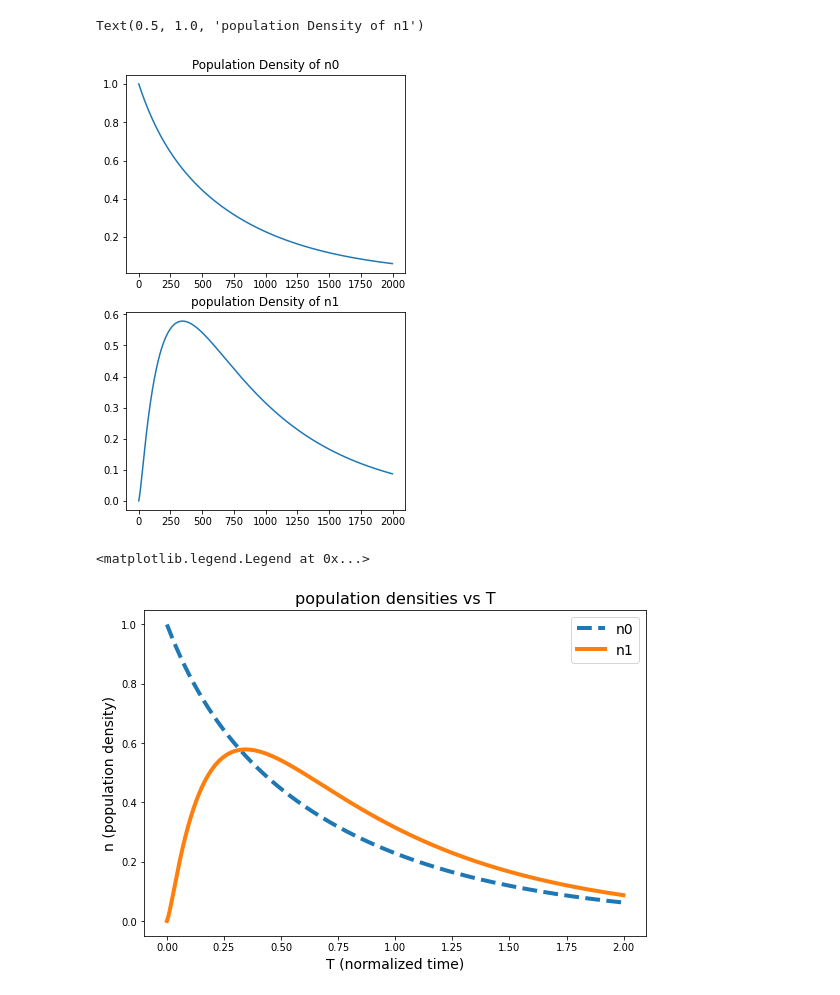
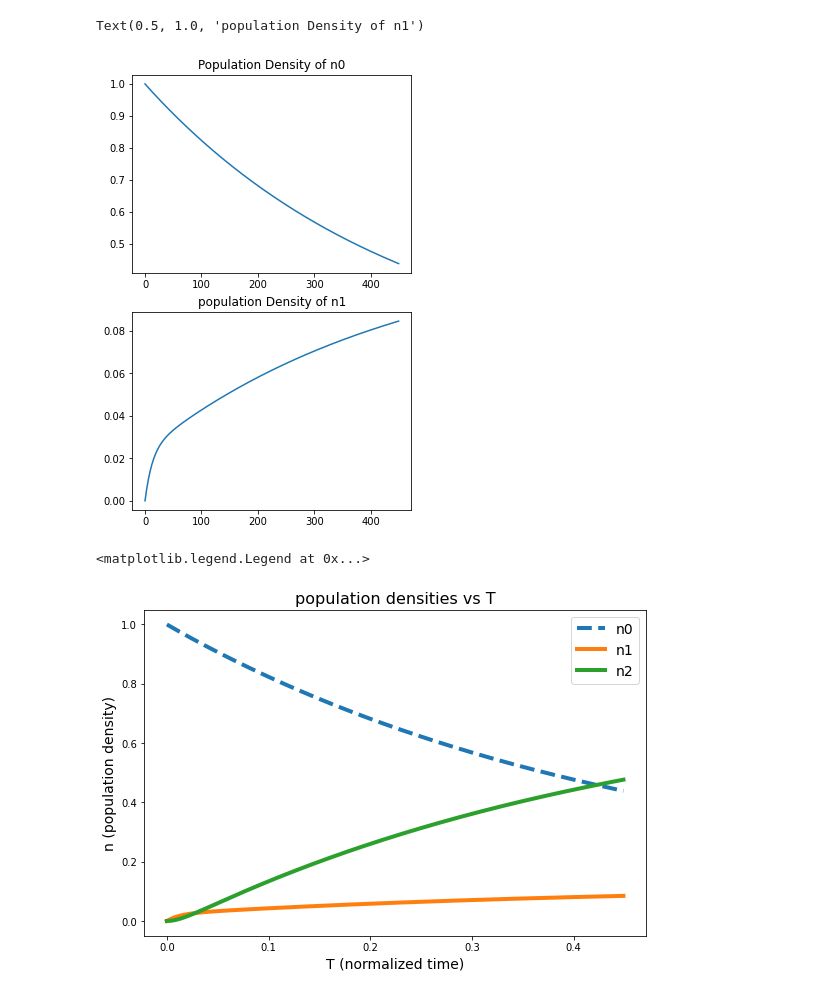
Before and after one commit to alifele/Bioinformatics, a Jupyter notebook: SA_Simulation.ipynb, the cells around one changed output. Cells and saved outputs as stored; diff of their text form; code cells hidden in the pictures.

```diff
--- a/SA_Simulation.ipynb
+++ b/SA_Simulation.ipynb
@@ -97,7 +97,7 @@ class SA:
 
   def iterate_n2(self):
     coeff = np.array([self.alpha*self.Phi, -self.T21])
-    var = np.array([self.n0, self.n2])
+    var = np.array([self.n1, self.n2])
     self.n2_temp = self.Euler_solver(coeff, var, self.dT, self.n2)
 
 
@@ -117,8 +117,8 @@ def f(t):
 initial_values = {
   "alpha" : 32,
   "beta" : 0.1,
-  "T10" : 0.5, #?
-  "T21" : 5, #?
+  "T10" : 1.7, #?
+  "T21" : 10, #?
   "A" : 2,
   "f": f,
   "n0" : 1,
@@ -126,7 +126,7 @@ initial_values = {
   "n2" : 0,
   "dT" : 0.001,
   "dZ" : 0.001,
-  "simulationTimeSteps" : 2000,
+  "simulationTimeSteps" : 450,
   "simulationDepthSteps" : 2000
 }
 # %%
@@ -141,16 +141,18 @@ a[1].plot(n1)
 a[1].set_title("population Density of n1")
 # %% [output]
 Text(0.5, 1.0, 'population Density of n1')
-[figure, old version]
+[figure, new version]
 # %%
 T = np.arange(0,initial_values['simulationTimeSteps']*initial_values['dT'], initial_values['dT'])
 plt.figure(figsize=(9,6))
 plt.title("population densities vs T", fontsize=16)
 plt.plot(T,n0, label="n0", lw=4, linestyle='--')
 plt.plot(T,n1, label="n1", lw=4)
+plt.plot(T,n2, label="n2", lw=4)
+
 plt.xlabel("T (normalized time)", fontsize=14)
 plt.ylabel("n (population density)", fontsize=14)
 plt.legend(fontsize=14)
 # %% [output]
 <matplotlib.legend.Legend at 0x...>
-[figure, old version]
+[figure, new version]
```
Also changed, not shown: parts of 1 cell of this notebook.
